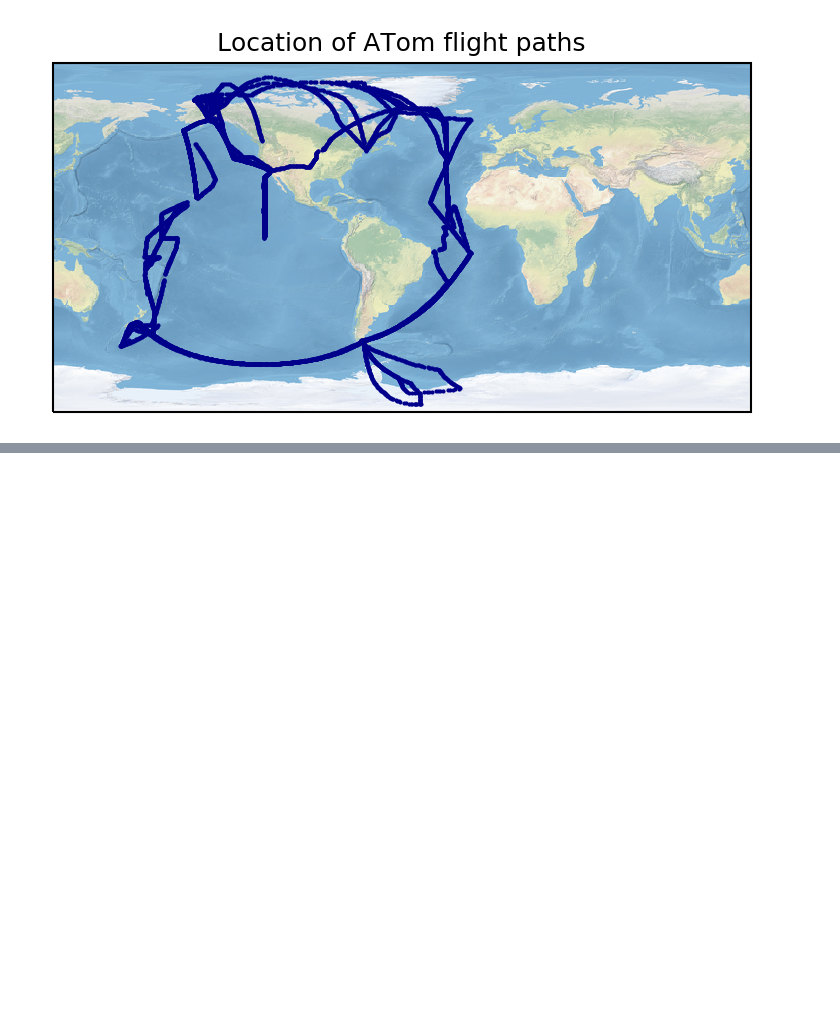
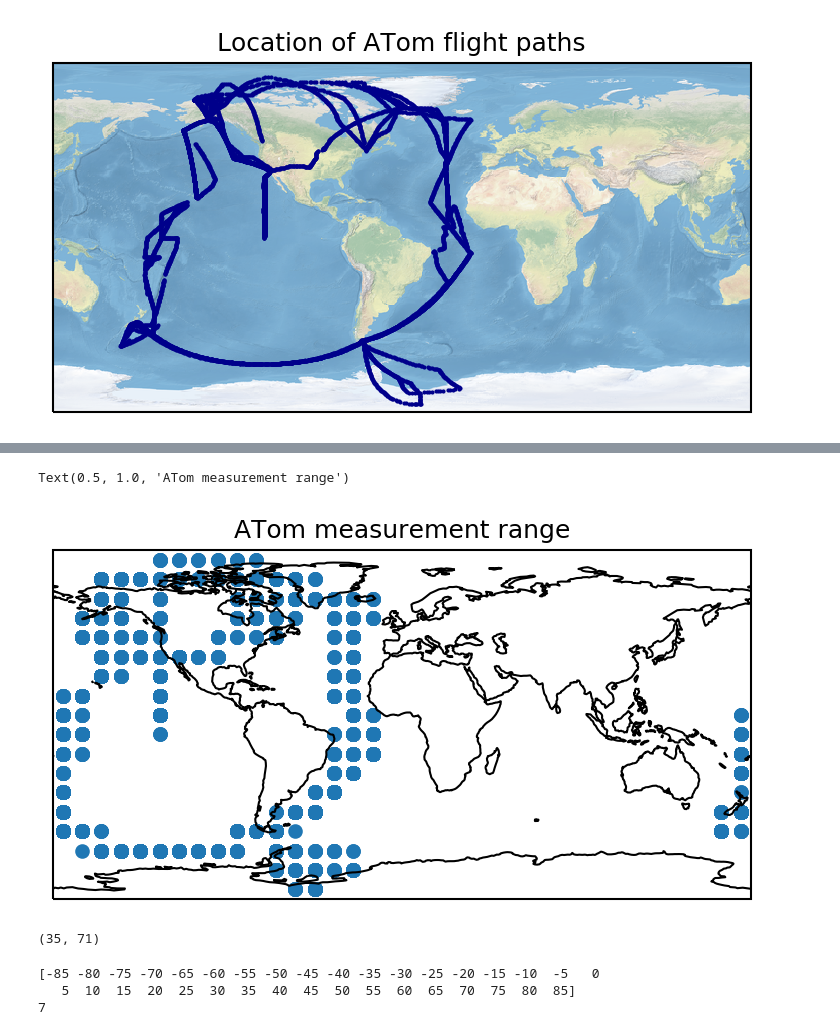
Before and after one commit to zosiast/blueberry_11_19, a Jupyter notebook: ATom_data/ATom_flight_paths.ipynb, the cells around one changed output, grey strips where cells are left out. Cells and saved outputs as stored; diff of their text form; code cells hidden in the pictures; blank space fills up the shorter version.

```diff
--- a/ATom_data/ATom_flight_paths.ipynb
+++ b/ATom_data/ATom_flight_paths.ipynb
@@ -64,0 +115,32 @@ plt.show()
+# %%
+fig = plt.figure(dpi=150)
+ax = plt.axes()
+
+#cmap = matplotlib.cm.get_cmap('viridis')
+ax = plt.axes(projection=ccrs.PlateCarree(central_longitude=0.0))
+ax.coastlines()
+plot = ax.scatter(lons,lats)
+
+plt.xlabel('Longitude')
+plt.ylabel('Latitude')
+plt.title('ATom measurement range')
+#plt.savefig(f'{file_loc}ch4_grad_1985_2018.png')
+# %% [output]
+Text(0.5, 1.0, 'ATom measurement range')
+[figure, added]
+# %%
+centr_lats = np.array(list(range(-85,90,5)))
+centr_lons = np.array(list(range(-175,180,5)))
+
+grid = np.zeros((len(centr_lats),len(centr_lons)))
+print(grid.shape)
+# %% [output]
+(35, 71)
+# %%
+print(centr_lats)
+test = np.where(centr_lats == -50)[0][0]
+print(test)
+# %% [output]
+[-85 -80 -75 -70 -65 -60 -55 -50 -45 -40 -35 -30 -25 -20 -15 -10  -5   0
+   5  10  15  20  25  30  35  40  45  50  55  60  65  70  75  80  85]
+7
```
Also changed, not shown: parts of 15 cells of this notebook.
